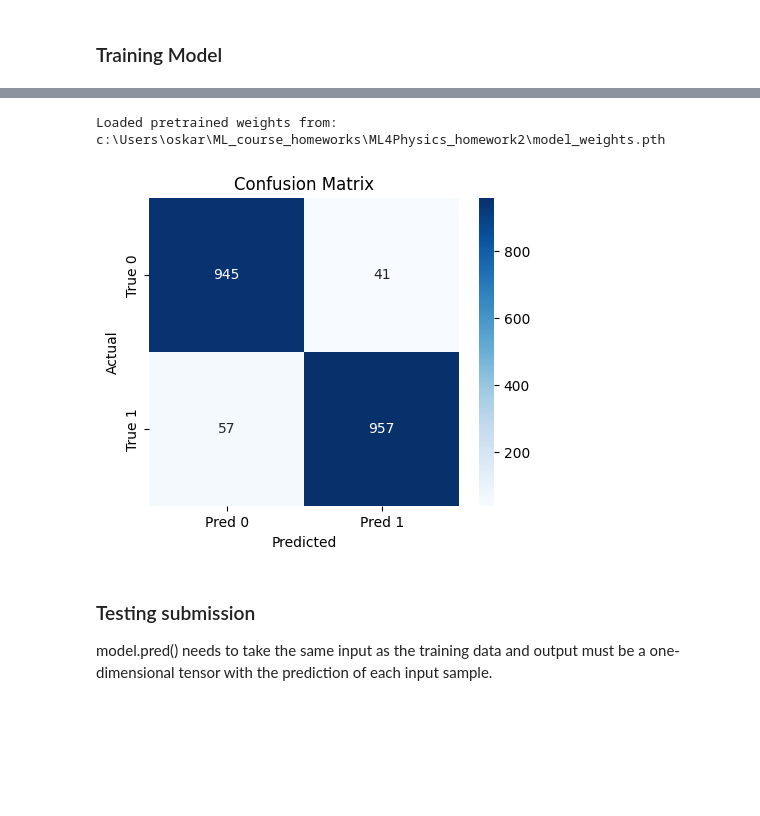
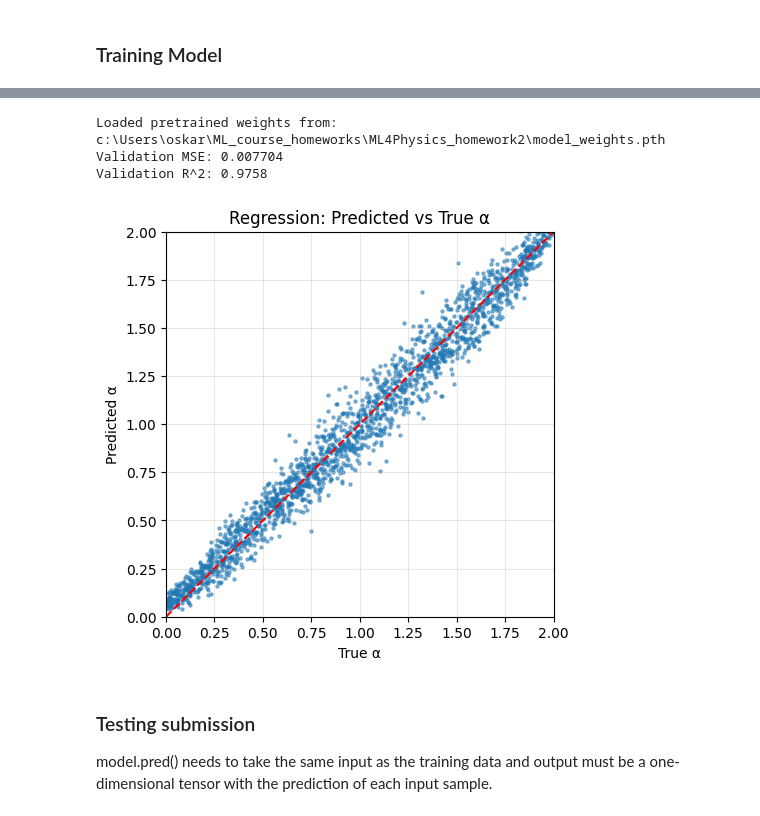
Before and after one commit to ofarbrot/ML4Physics_homework2, a Jupyter notebook: test_model.ipynb, the cells around one changed output, grey strips where cells are left out. Saved outputs shown, nothing was run; the diff lists cells and outputs as text; code cells hidden in the pictures; blank space fills up the shorter version.

```diff
--- a/test_model.ipynb
+++ b/test_model.ipynb
@@ -120,34 +62,56 @@ plt.show()
 # %%
-m_confusion = model()
-m_confusion.eval()
+device = "cpu"  # or "cuda" if you used GPU
+
+# 1) Load trained model (or reuse the one you trained)
+m_eval = model(load_weights=True)
+m_eval.to(device)
+m_eval.eval()
 
 all_preds = []
 all_targets = []
 
 with torch.no_grad():
     for X_val, y_val in val_loader:
-        probs = m_confusion.pred(X_val)
-        preds = (probs >= 0.5).long()
+        X_val = X_val.to(device).float()
+        y_val = y_val.to(device).float()
+
+        # continuous regression predictions
+        preds = m_eval.pred(X_val)        # shape (batch,)
+        preds = preds.view(-1)
+        y_val = y_val.view(-1)
 
         all_preds.append(preds.cpu())
-        all_targets.append(y_val.view(-1).cpu().long())
+        all_targets.append(y_val.cpu())
 
-all_preds = torch.cat(all_preds)
-all_targets = torch.cat(all_targets)
+all_preds = torch.cat(all_preds)     # shape (N_val,)
+all_targets = torch.cat(all_targets) # shape (N_val,)
 
-cm = confusion_matrix(all_targets, all_preds)
+# 2) MSE
+mse = torch.mean((all_preds - all_targets) ** 2).item()
 
-plt.figure(figsize=(5,4))
-sns.heatmap(cm, annot=True, fmt="d", cmap="Blues",
-            xticklabels=["Pred 0", "Pred 1"],
-            yticklabels=["True 0", "True 1"])
-plt.xlabel("Predicted")
-plt.ylabel("Actual")
-plt.title("Confusion Matrix")
+# 3) R^2 (need numpy arrays)
+r2 = r2_score(all_targets.numpy(), all_preds.numpy())
+
+print(f"Validation MSE: {mse:.6f}")
+print(f"Validation R^2: {r2:.4f}")
+
+# 4) Scatter plot true vs predicted alpha
+plt.figure(figsize=(5,5))
+plt.scatter(all_targets, all_preds, s=5, alpha=0.5)
+plt.plot([0, 2], [0, 2], 'r--')  # perfect prediction line
+plt.xlim(0, 2)
+plt.ylim(0, 2)
+plt.xlabel("True α")
+plt.ylabel("Predicted α")
+plt.title("Regression: Predicted vs True α")
+plt.grid(True, alpha=0.3)
 plt.show()
+plt.show()
 # %% [output]
 Loaded pretrained weights from: c:\Users\oskar\ML_course_homeworks\ML4Physics_homework2\model_weights.pth
+Validation MSE: 0.007704
+Validation R^2: 0.9758
-[figure, old version]
+[figure, new version]
 # %% [markdown]
 ### Testing submission
 
```
Also changed, not shown: parts of 5 cells of this notebook, 5 other files.
